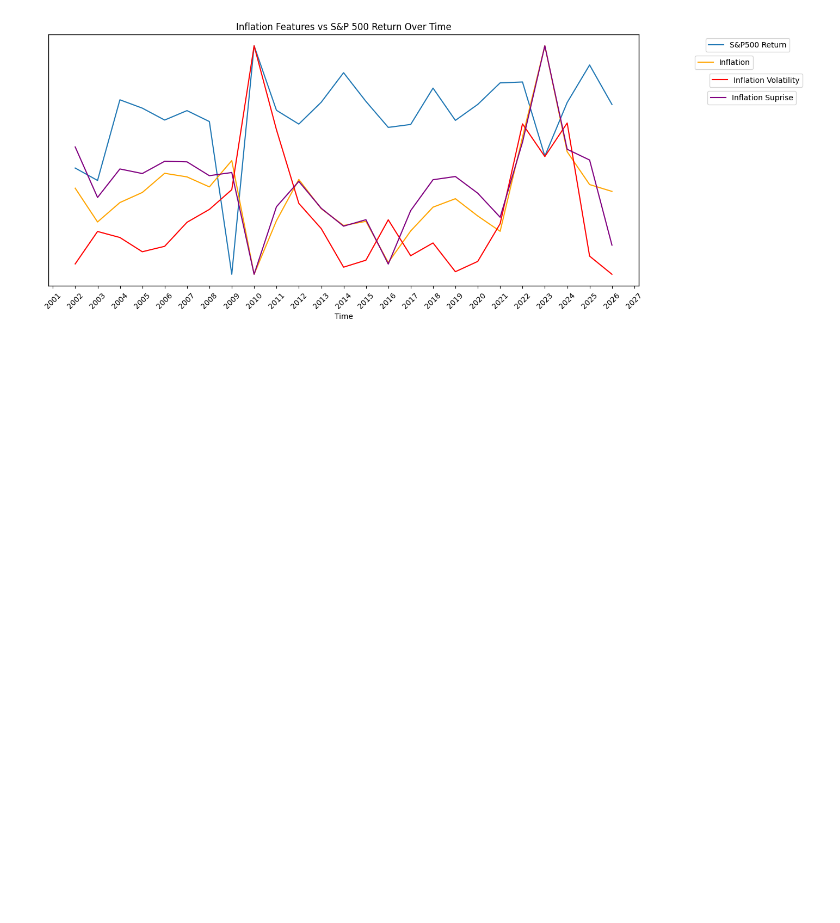
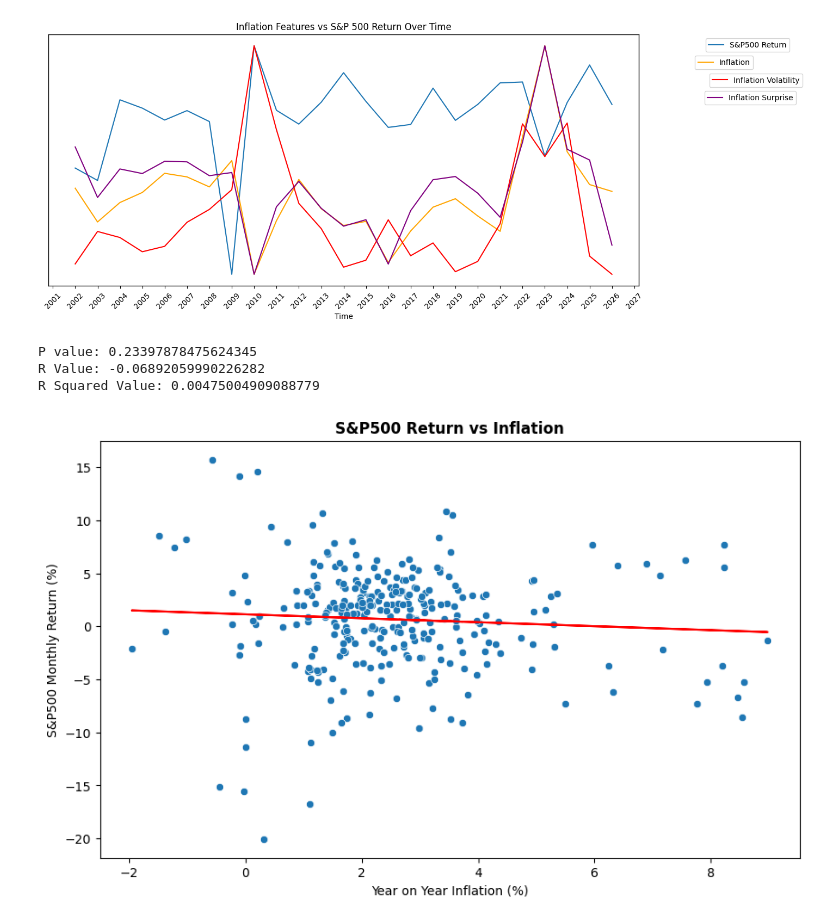
Before and after one commit to jamesr1x/Inflation_Stock_Returns_Analysis, a Jupyter notebook: Scripts/Analysis.ipynb, the cells around one changed output. Drawn from its saved outputs; the diff is of its cells as text; code cells hidden in the pictures; blank space fills up the shorter version.

```diff
--- a/Scripts/Analysis.ipynb
+++ b/Scripts/Analysis.ipynb
@@ -149,3 +150,20 @@ plt.show()
 # %% [output]
 <Figure size 1800x600 with 0 Axes>
 [figure]
+# %%
+plt.figure(figsize=(10,6))
+sns.scatterplot(x=df.YOY_inflation, y=df.SP500_monthly_return)
+slope, intercept, rvalue, pvalue, std_error = stats.linregress(x=df.YOY_inflation, y=df.SP500_monthly_return)
+plt.plot(df.YOY_inflation, slope * df.YOY_inflation + intercept, color="red")
+plt.title("S&P500 Return vs Inflation", weight="bold")
+plt.xlabel("Year on Year Inflation (%)")
+plt.ylabel("S&P500 Monthly Return (%)")
+
+print("P value:", pvalue)
+print("R Value:", rvalue)
+print("R Squared Value:", rvalue**2)
+# %% [output]
+P value: 0.23397878475624345
+R Value: -0.06892059990226282
+R Squared Value: 0.00475004909088779
+[figure, added]
```
Also changed, not shown: parts of 14 cells of this notebook, 2 other files.
